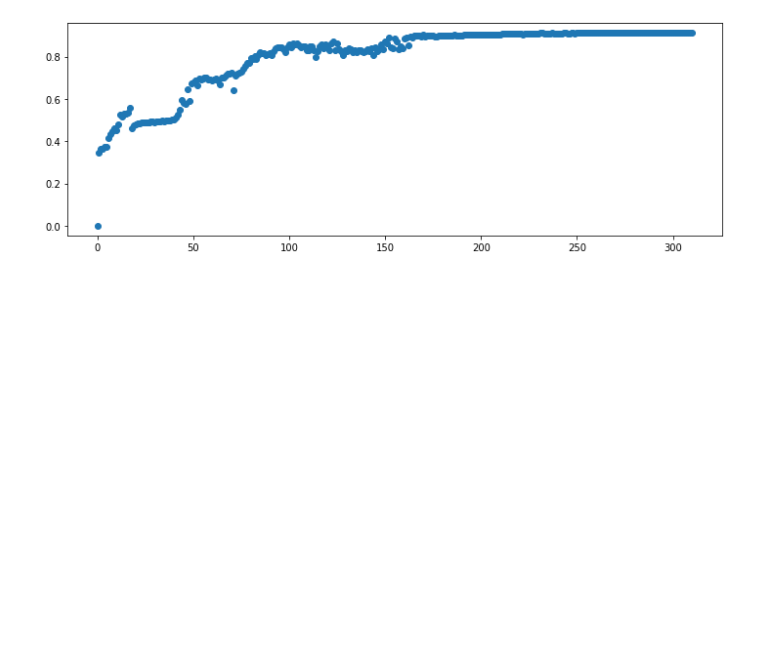
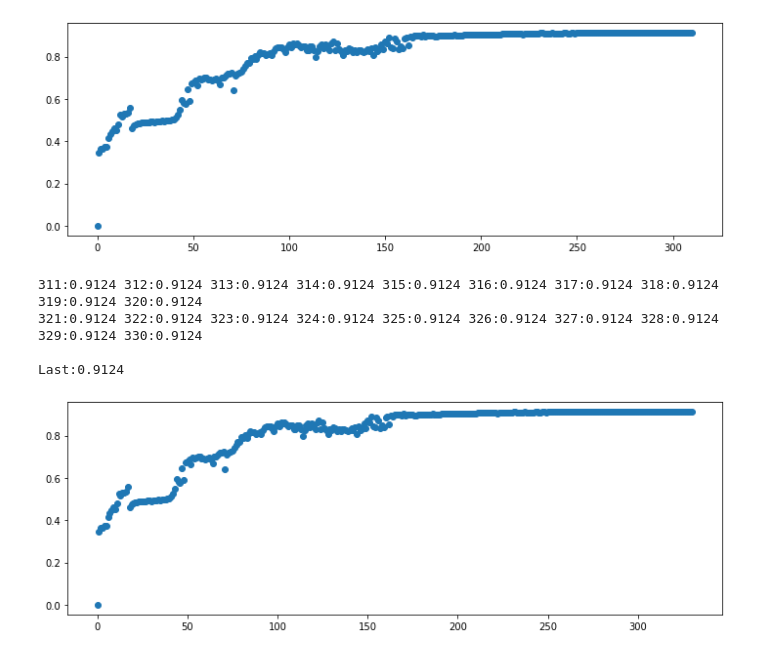
Before and after one commit to Aravinda89/fastai_bootcamp, a Jupyter notebook: BC2_1_MNIST_scratch.ipynb, the cells around one changed output. Cells and saved outputs as stored; diff of their text form; code cells hidden in the pictures; blank space fills up the shorter version.

```diff
--- a/BC2_1_MNIST_scratch.ipynb
+++ b/BC2_1_MNIST_scratch.ipynb
@@ -753,3 +753,12 @@ metric_results = run_n_epochs(model, lr, params, 20)
 
 Last:0.9124
 [figure]
+# %%
+lr =0.00001
+metric_results = run_n_epochs(model, lr, params, 20)
+# %% [output]
+311:0.9124 312:0.9124 313:0.9124 314:0.9124 315:0.9124 316:0.9124 317:0.9124 318:0.9124 319:0.9124 320:0.9124
+321:0.9124 322:0.9124 323:0.9124 324:0.9124 325:0.9124 326:0.9124 327:0.9124 328:0.9124 329:0.9124 330:0.9124
+
+Last:0.9124
+[figure, added]
```
Also changed, not shown: parts of 17 cells of this notebook.
